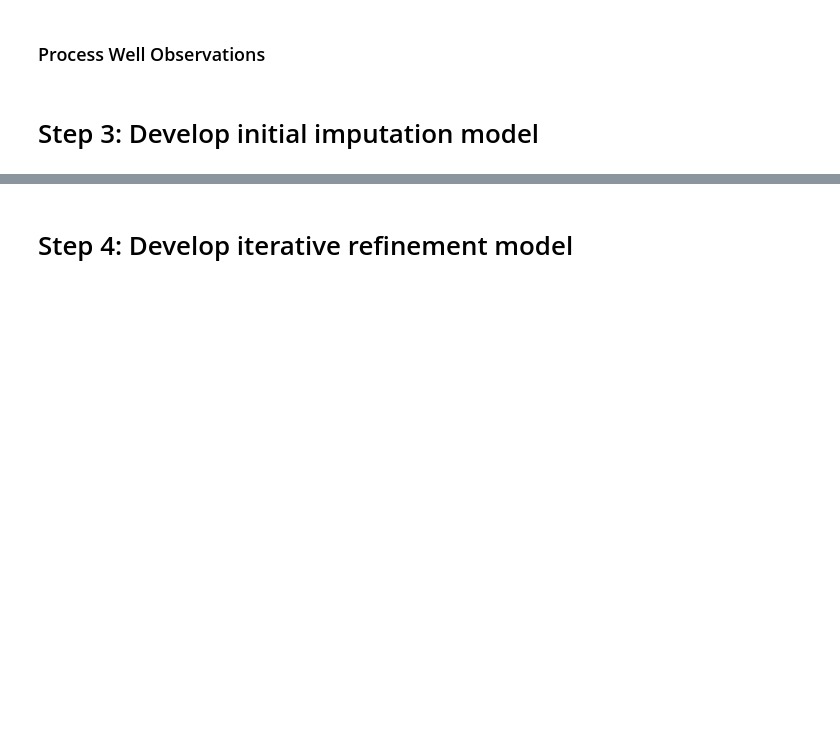
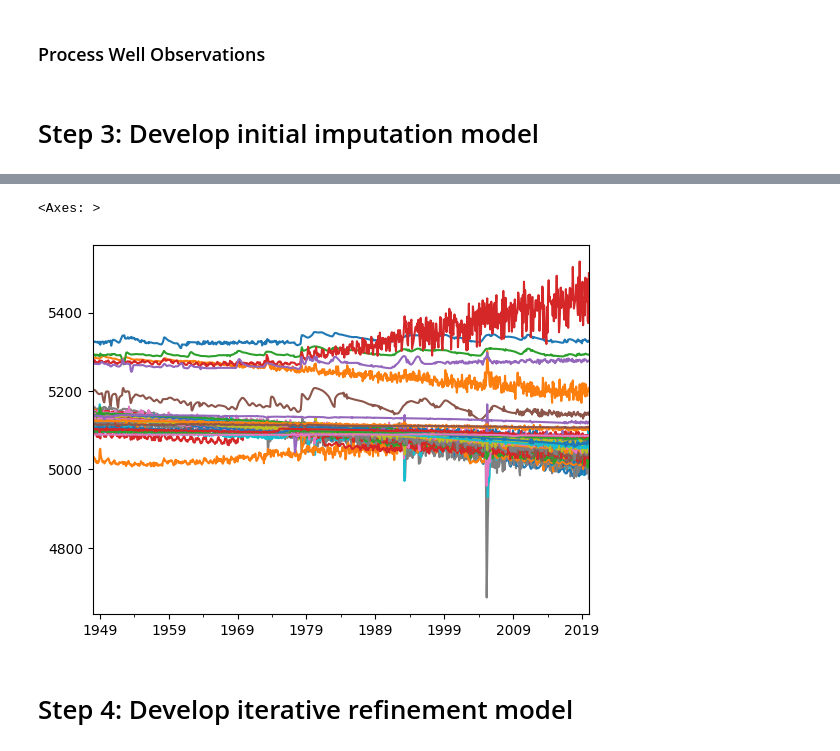
Before and after one commit to Saul-the-engineer/Well_Imputation, a Jupyter notebook: groundwater_imputation/src/imputation_api/imputation_notebook.ipynb, the cells around one changed output, grey strips where cells are left out. Drawn from its saved outputs; the diff is of its cells as text; code cells hidden in the pictures; blank space fills up the shorter version.

```diff
--- a/groundwater_imputation/src/imputation_api/imputation_notebook.ipynb
+++ b/groundwater_imputation/src/imputation_api/imputation_notebook.ipynb
@@ -126,0 +144,10 @@ satellite_imputation(
+# %%
+import pickle
+
+data = pickle.load(open(
+    "/home/saul/workspace/groundwater_well_imputation/groundwater_imputation/src/imputation_api/artifacts/dataset_outputs/beryl_enterprise_imputation_satellite.pickle",
+    "rb",))
+data["Data"].plot(legend=False)
+# %% [output]
+<Axes: >
+[figure, added]
```
Also changed, not shown: parts of 5 cells of this notebook, 31 other files.
